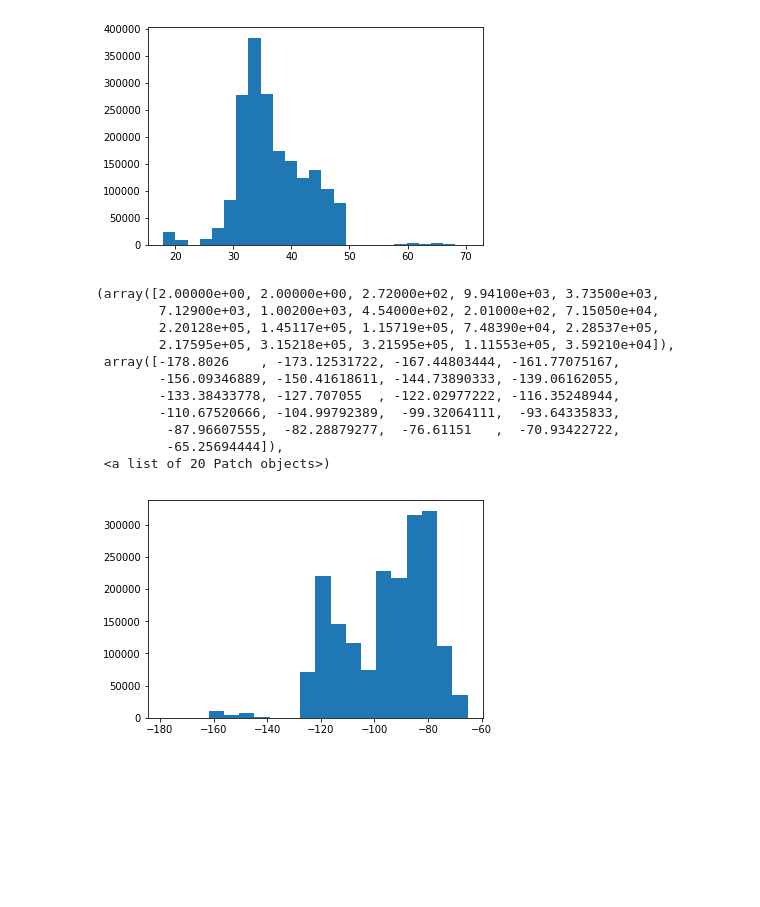
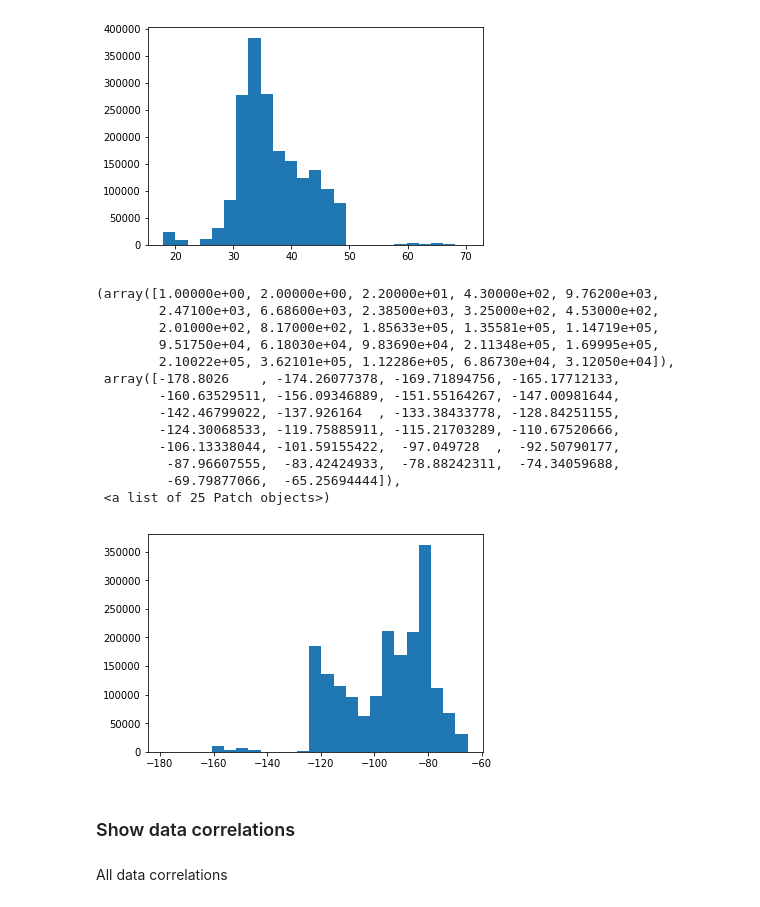
Before and after one commit to adityasant/ECE143_Project, a Jupyter notebook: Local Notebooks/wildfire_datacleaning.ipynb, the cells around one changed output. Saved outputs shown, nothing was run; the diff lists cells and outputs as text; code cells hidden in the pictures; blank space fills up the shorter version.

Commit message:
Added correlation

```diff
--- a/Local Notebooks/wildfire_datacleaning.ipynb
+++ b/Local Notebooks/wildfire_datacleaning.ipynb
@@ -64,17 +91,23 @@ plt.hist(lat_arr,bins = 25)
 # %%
 long_arr = data_location['LONGITUDE']
 # %%
-plt.hist(long_arr,bins=20)
+plt.hist(long_arr,bins=25)
 # %% [output]
-(array([2.00000e+00, 2.00000e+00, 2.72000e+02, 9.94100e+03, 3.73500e+03,
-        7.12900e+03, 1.00200e+03, 4.54000e+02, 2.01000e+02, 7.15050e+04,
-        2.20128e+05, 1.45117e+05, 1.15719e+05, 7.48390e+04, 2.28537e+05,
-        2.17595e+05, 3.15218e+05, 3.21595e+05, 1.11553e+05, 3.59210e+04]),
- array([-178.8026    , -173.12531722, -167.44803444, -161.77075167,
-        -156.09346889, -150.41618611, -144.73890333, -139.06162055,
-        -133.38433778, -127.707055  , -122.02977222, -116.35248944,
-        -110.67520666, -104.99792389,  -99.32064111,  -93.64335833,
-         -87.96607555,  -82.28879277,  -76.61151   ,  -70.93422722,
-         -65.25694444]),
- <a list of 20 Patch objects>)
+(array([1.00000e+00, 2.00000e+00, 2.20000e+01, 4.30000e+02, 9.76200e+03,
+        2.47100e+03, 6.68600e+03, 2.38500e+03, 3.25000e+02, 4.53000e+02,
+        2.01000e+02, 8.17000e+02, 1.85633e+05, 1.35581e+05, 1.14719e+05,
+        9.51750e+04, 6.18030e+04, 9.83690e+04, 2.11348e+05, 1.69995e+05,
+        2.10022e+05, 3.62101e+05, 1.12286e+05, 6.86730e+04, 3.12050e+04]),
+ array([-178.8026    , -174.26077378, -169.71894756, -165.17712133,
+        -160.63529511, -156.09346889, -151.55164267, -147.00981644,
+        -142.46799022, -137.926164  , -133.38433778, -128.84251155,
+        -124.30068533, -119.75885911, -115.21703289, -110.67520666,
+        -106.13338044, -101.59155422,  -97.049728  ,  -92.50790177,
+         -87.96607555,  -83.42424933,  -78.88242311,  -74.34059688,
+         -69.79877066,  -65.25694444]),
+ <a list of 25 Patch objects>)
-[figure, old version]
+[figure, new version]
+# %% [markdown]
+### Show data correlations
+# %% [markdown]
+All data correlations
```
Also changed, not shown: parts of 31 cells of this notebook.
